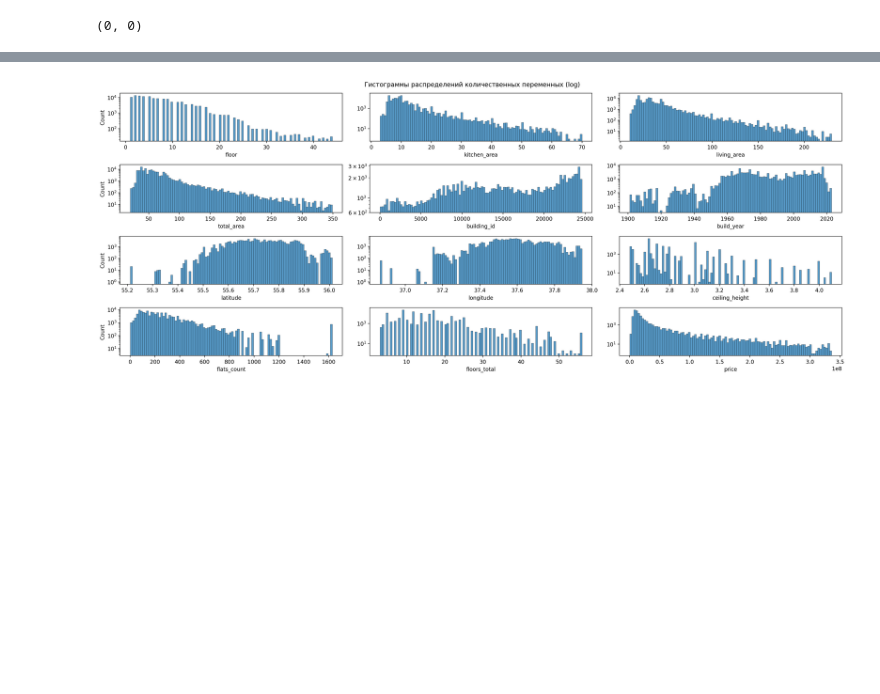
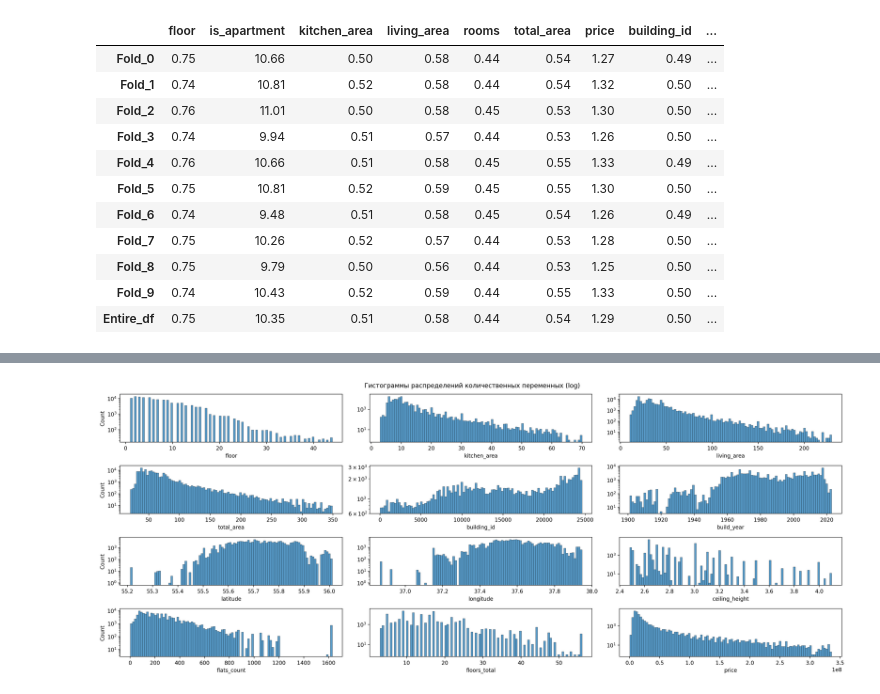
Before and after one commit to vvbelyanin/mle-project-sprint-2-v001, a Jupyter notebook: model_improvement/mle-project-sprint-2-v002.ipynb, the cells around one changed output, grey strips where cells are left out. Saved outputs shown, nothing was run; the diff lists cells and outputs as text; code cells hidden in the pictures; blank space fills up the shorter version.

```diff
--- a/model_improvement/mle-project-sprint-2-v002.ipynb
+++ b/model_improvement/mle-project-sprint-2-v002.ipynb
@@ -118,7 +154,27 @@ display_statistics(df).sort_values(by='unique_values')
-# %%
-df.isna().isna().sum().sum(), df.duplicated().sum()
-# %% [output]
-(0, 0)
+# %%
+
+random.shuffle(s := list(df.index))
+s = [s[i::10] for i in range(10)]
+tdf = pd.DataFrame(columns=df.columns)
+
+for i in range(10):
+    tdf.loc[f'Fold_{i}'] = list(df.iloc[s[i]].std()/df.iloc[s[i]].mean())
+
+tdf.loc['Entire_df'] = list(df.std()/df.mean())
+tdf
+# %% [output]
+|  | floor | is_apartment | kitchen_area | living_area | rooms | total_area | price | building_id | ... |
+| Fold_0 | 0.75 | 10.66 | 0.50 | 0.58 | 0.44 | 0.54 | 1.27 | 0.49 | ... |
+| Fold_1 | 0.74 | 10.81 | 0.52 | 0.58 | 0.44 | 0.54 | 1.32 | 0.50 | ... |
+| Fold_2 | 0.76 | 11.01 | 0.50 | 0.58 | 0.45 | 0.53 | 1.30 | 0.50 | ... |
+| Fold_3 | 0.74 | 9.94 | 0.51 | 0.57 | 0.44 | 0.53 | 1.26 | 0.50 | ... |
+| Fold_4 | 0.76 | 10.66 | 0.51 | 0.58 | 0.45 | 0.55 | 1.33 | 0.49 | ... |
+| Fold_5 | 0.75 | 10.81 | 0.52 | 0.59 | 0.45 | 0.55 | 1.30 | 0.50 | ... |
+| Fold_6 | 0.74 | 9.48 | 0.51 | 0.58 | 0.45 | 0.54 | 1.26 | 0.49 | ... |
+| Fold_7 | 0.75 | 10.26 | 0.52 | 0.57 | 0.44 | 0.53 | 1.28 | 0.50 | ... |
+| Fold_8 | 0.75 | 9.79 | 0.50 | 0.56 | 0.44 | 0.53 | 1.25 | 0.50 | ... |
+| Fold_9 | 0.74 | 10.43 | 0.52 | 0.59 | 0.44 | 0.55 | 1.33 | 0.50 | ... |
+| Entire_df | 0.75 | 10.35 | 0.51 | 0.58 | 0.44 | 0.54 | 1.29 | 0.50 | ... |
 # %%
 random.shuffle(s := list(df.index))
 s = [s[i::10] for i in range(10)]
```
Also changed, not shown: parts of 13 cells of this notebook, 4 other files.
